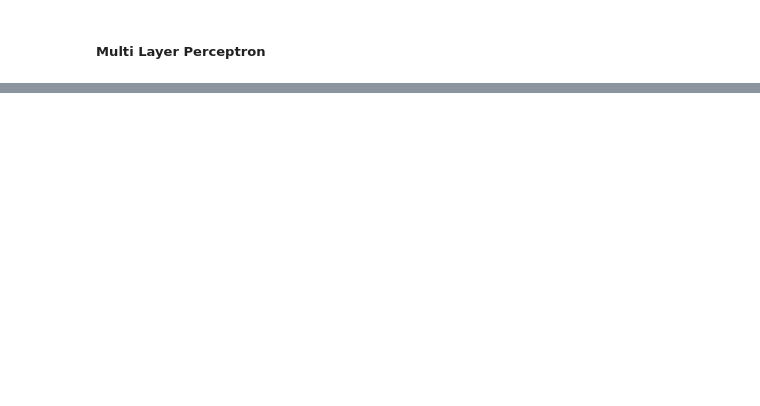
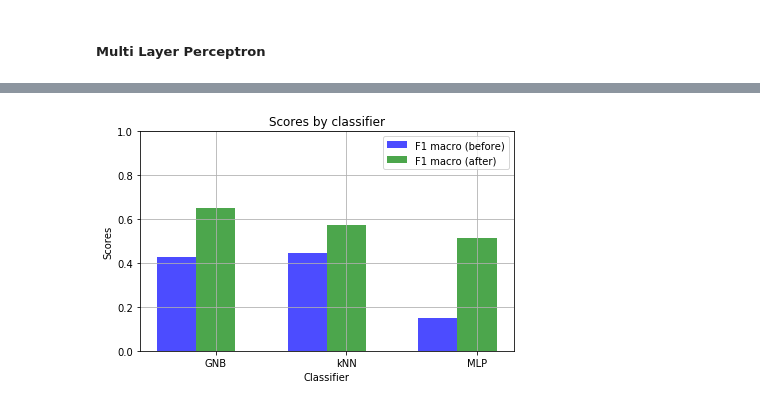
Before and after one commit to georgeaidinis/NTUA, a Jupyter notebook: NN/Lab 1/Copy_of_Lab_1_Big_NN_.ipynb, the cells around one changed output, grey strips where cells are left out. Cells and saved outputs as stored; diff of their text form; code cells hidden in the pictures; blank space fills up the shorter version.

```diff
--- a/NN/Lab 1/Copy_of_Lab_1_Big_NN_.ipynb
+++ b/NN/Lab 1/Copy_of_Lab_1_Big_NN_.ipynb
@@ -744,0 +1281,39 @@ for scaler in (None, "minmax", "zscore"):
+# %%
+n_groups = 3
+before_macro = (0.42572395425713394,
+            0.4436424483615854,
+            0.15061076919861244)
+
+after_macro = (0.6502906107965731,
+            0.571304347826087,
+            0.5139550454032816)
+
+
+fig, ax = plt.subplots()
+index = np.arange(n_groups)
+bar_width = 0.3
+opacity = 0.7
+
+rects1 = plt.bar(index, before_macro, bar_width,
+alpha=opacity,
+color='b',
+label='F1 macro (before)')
+
+rects2 = plt.bar(index + bar_width, after_macro, bar_width,
+alpha=opacity,
+color='g',
+label='F1 macro (after)')
+
+plt.xlabel('Classifier')
+plt.ylabel('Scores')
+plt.title('Scores by classifier')
+plt.xticks(index + bar_width, ("GNB", "kNN", "MLP"))
+plt.legend()
+plt.ylim(0, 1)
+plt.grid(True)
+
+
+plt.tight_layout()
+plt.show()
+# %% [output]
+[figure, added]
```
Also changed, not shown: parts of 32 cells of this notebook.
